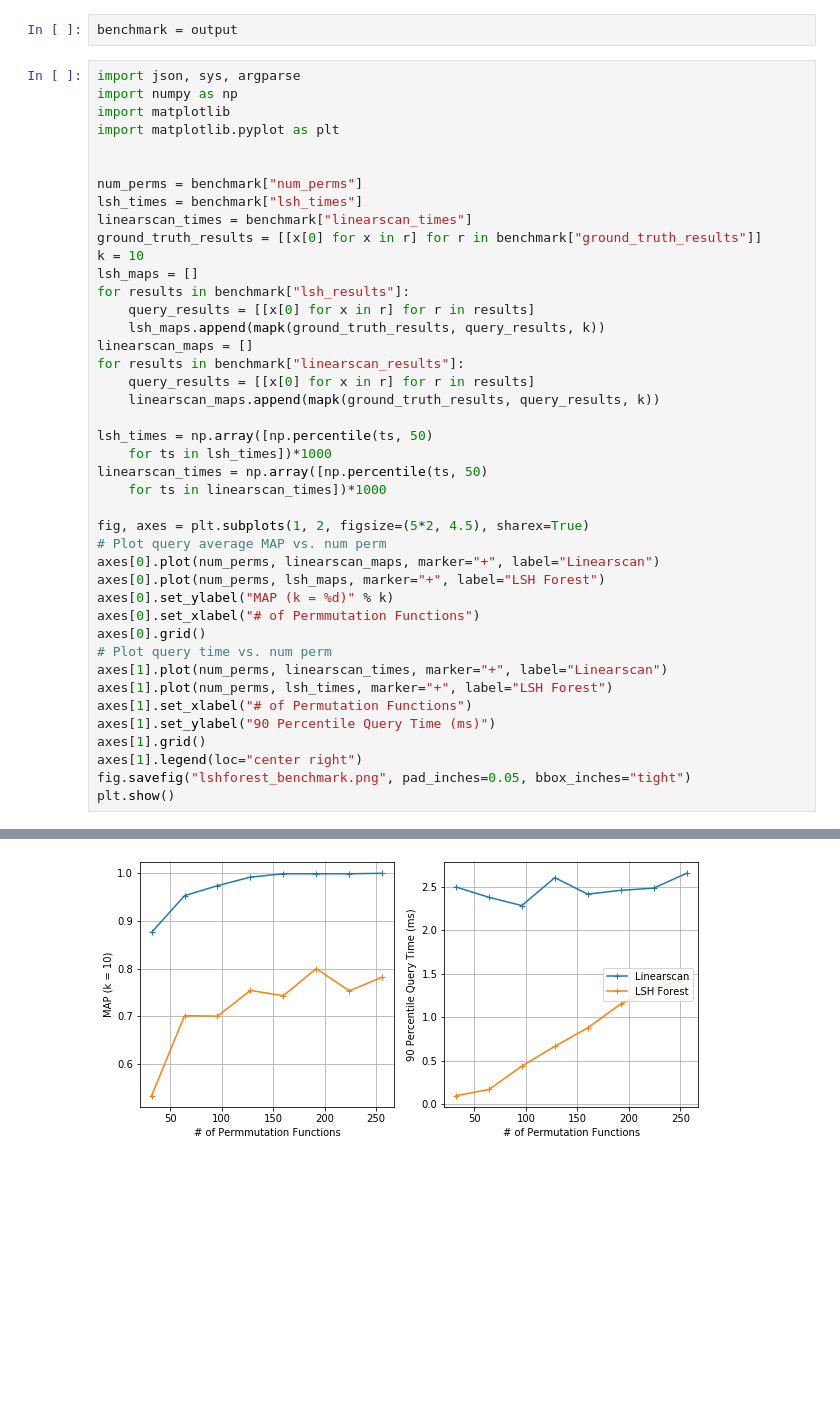
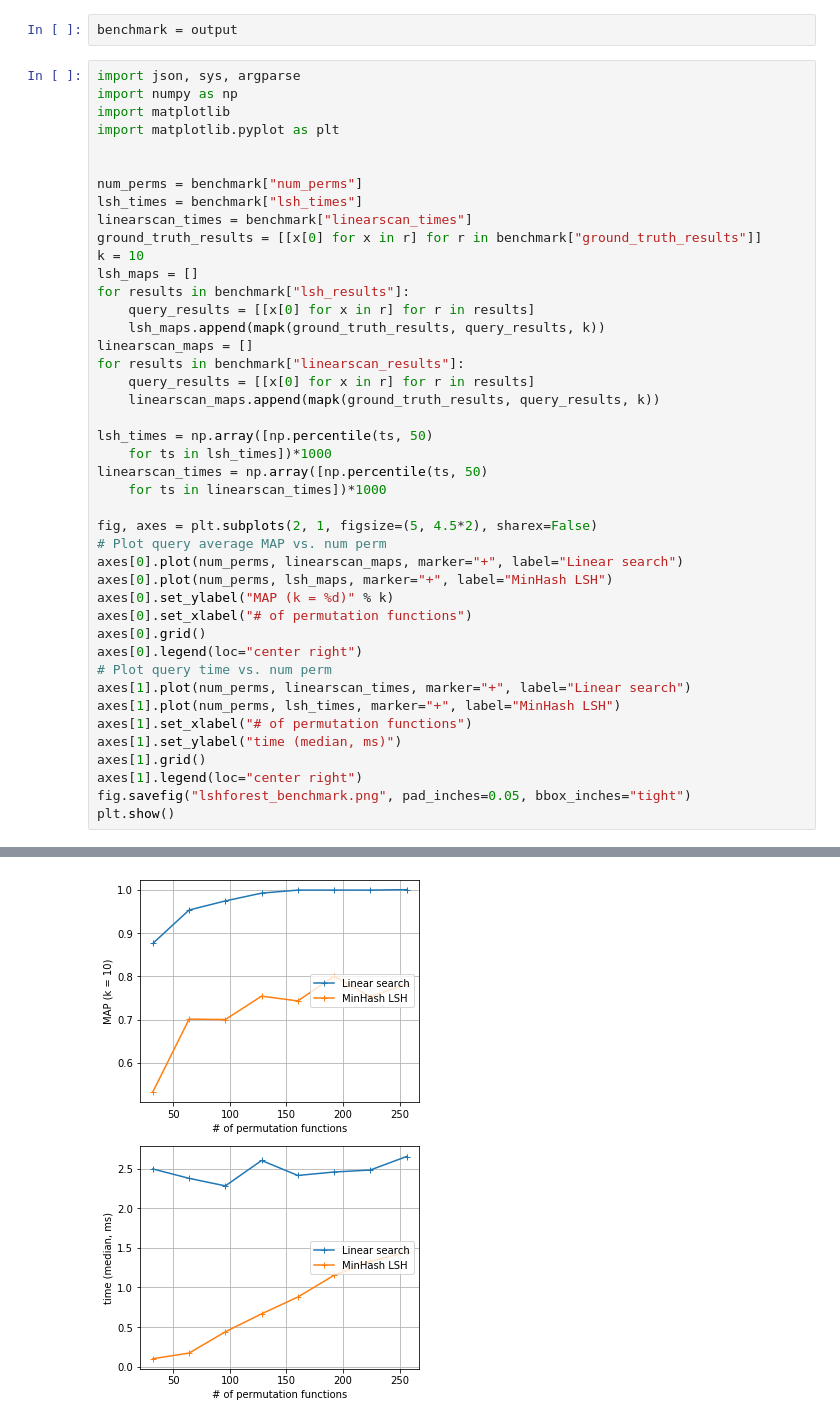
Before and after one commit to KarimLulu/LSH-kNN, a Jupyter notebook: notebooks/klulu-minlsh.ipynb, the cells around one changed output, grey strips where cells are left out. Drawn from its saved outputs; the diff is of its cells as text; blank space fills up the shorter version.

Commit message:
fixed plot

```diff
--- a/notebooks/klulu-minlsh.ipynb
+++ b/notebooks/klulu-minlsh.ipynb
@@ -389,18 +389,19 @@ lsh_times = np.array([np.percentile(ts, 50)
 linearscan_times = np.array([np.percentile(ts, 50)
     for ts in linearscan_times])*1000
 
-fig, axes = plt.subplots(1, 2, figsize=(5*2, 4.5), sharex=True)
+fig, axes = plt.subplots(2, 1, figsize=(5, 4.5*2), sharex=False)
 # Plot query average MAP vs. num perm
-axes[0].plot(num_perms, linearscan_maps, marker="+", label="Linearscan")
-axes[0].plot(num_perms, lsh_maps, marker="+", label="LSH Forest")
+axes[0].plot(num_perms, linearscan_maps, marker="+", label="Linear search")
+axes[0].plot(num_perms, lsh_maps, marker="+", label="MinHash LSH")
 axes[0].set_ylabel("MAP (k = %d)" % k)
-axes[0].set_xlabel("# of Permmutation Functions")
+axes[0].set_xlabel("# of permutation functions")
 axes[0].grid()
+axes[0].legend(loc="center right")
 # Plot query time vs. num perm
-axes[1].plot(num_perms, linearscan_times, marker="+", label="Linearscan")
-axes[1].plot(num_perms, lsh_times, marker="+", label="LSH Forest")
-axes[1].set_xlabel("# of Permutation Functions")
-axes[1].set_ylabel("90 Percentile Query Time (ms)")
+axes[1].plot(num_perms, linearscan_times, marker="+", label="Linear search")
+axes[1].plot(num_perms, lsh_times, marker="+", label="MinHash LSH")
+axes[1].set_xlabel("# of permutation functions")
+axes[1].set_ylabel("time (median, ms)")
 axes[1].grid()
 axes[1].legend(loc="center right")
 fig.savefig("lshforest_benchmark.png", pad_inches=0.05, bbox_inches="tight")
@@ -418 +420 @@ Text(0, 0.5, '90 Percentile Query Time (ms)')
-[figure, old version]
+[figure, new version]
```
Also changed, not shown: parts of 1 cell of this notebook, 1 other file.
